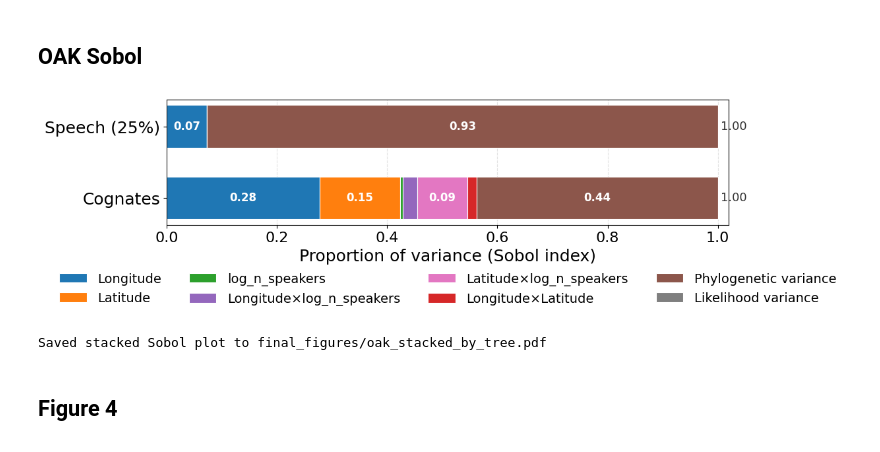
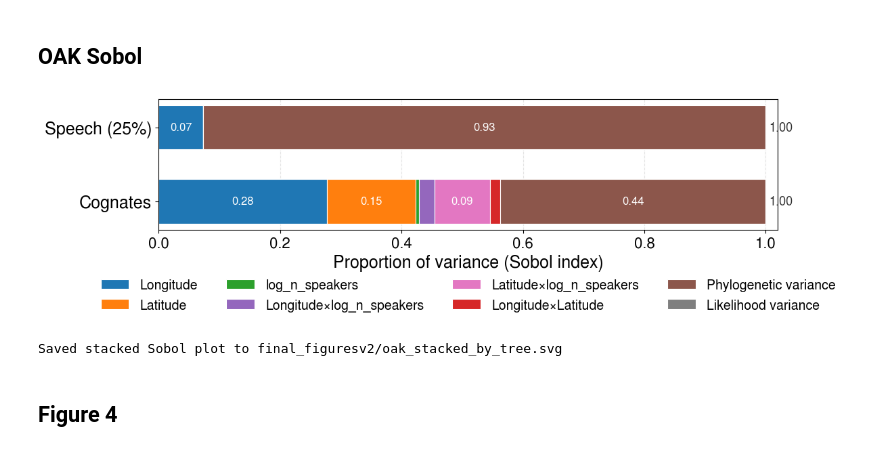
Before and after one commit to harrisonzhu508/orthogonal-additive-gaussian-processes, a Jupyter notebook: speech_phylo/final_plots.ipynb, the cells around one changed output. Drawn from its saved outputs; the diff is of its cells as text; code cells hidden in the pictures.

```diff
--- a/speech_phylo/final_plots.ipynb
+++ b/speech_phylo/final_plots.ipynb
@@ -150,15 +57,0 @@ phylolm_bayesian_df, oak_df, oak_shap_df = load_all_results(dir=dir)
-# %%
-# filter out add_phylocov == False
-# oak_df = oak_df[oak_df['add_phylocov'] == True]
-phylolm_bayesian_df = phylolm_bayesian_df[
-    (phylolm_bayesian_df['add_phylocov'] == True)&
-    (phylolm_bayesian_df['interactionbool'] == True)&
-    (phylolm_bayesian_df['block_latlon'] == False)&
-    (phylolm_bayesian_df['mercator'] == False)
-]
-oak_df = oak_df[
-    (oak_df['add_phylocov'] == True)&
-    (oak_df['interactionbool'] == True)&
-    (oak_df['block_latlon'] == False)&
-    (oak_df['mercator'] == False)
-]
@@ -390,6 +284,7 @@ SOBOL_COMPONENT_ORDER = [
     "Phylogenetic variance",
     "Likelihood variance",
 ]
+
 SOBOL_COLORS = {
     "Longitude": "#1f77b4",
     "Latitude": "#ff7f0e",
@@ -430,6 +325,7 @@ _SOBOL_COMPONENT_ALIASES = {
     "normalized_likelihood_variance": "Likelihood variance",
 }
 
+
 def _map_sobol_component(raw_name):
     """Collapse raw interaction labels to display-friendly component names."""
     if pd.isna(raw_name):
@@ -438,45 +334,50 @@ def _map_sobol_component(raw_name):
     key = key.replace("logn", "log_n")
     return _SOBOL_COMPONENT_ALIASES.get(key)
 
+
 def plot_oak_sobol_stacked_by_tree(
     oak_df: pd.DataFrame,
     tree_order=None,
-    empirical_only: bool = True,
-    output_dir: str = "final_figures",
+    output_dir: str = "final_figuresv2",
     file_stub: str = "oak_stacked_by_tree",
 ) -> None:
     """Plot Sobol variance fractions as stacked horizontal bars per tree."""
     if oak_df is None or oak_df.empty:
         print("oak_df is empty; nothing to plot.")
         return
+
     df = oak_df.copy()
-    if empirical_only and "empiricalspatial" in df.columns:
-        df = df[df["empiricalspatial"] == True]
-    if df.empty:
-        print("No Sobol rows after filtering; nothing to plot.")
-        return
     df["component"] = df["interaction"].map(_map_sobol_component)
     df = df.dropna(subset=["component", "sobol_index"])
+
     if df.empty:
         print("No recognised Sobol components to plot.")
         return
-    value_col = "sobol_index" if "sobol_index" in df.columns else df.columns[-1]
-    summary = df.groupby(["tree", "component"])[value_col].mean().unstack(fill_value=0.0)
+
+    summary = df.groupby(["tree", "component"])["sobol_index"].mean().unstack(fill_value=0.0)
+
+    # Ensure all components exist
     for comp in SOBOL_COMPONENT_ORDER:
         if comp not in summary.columns:
             summary[comp] = 0.0
     summary = summary[SOBOL_COMPONENT_ORDER]
+
     if tree_order is None:
         tree_order = list(dict.fromkeys(df["tree"]))
     summary = summary.reindex(tree_order).fillna(0.0)
+
+    # Plot
     fig_height = max(3.8, 1.35 * len(summary.index))
     fig, ax = plt.subplots(figsize=(12, fig_height))
+
     y_positions = np.arange(len(summary.index))
     left = np.zeros(len(summary.index))
+
     for comp in SOBOL_COMPONENT_ORDER:
         values = summary[comp].to_numpy(dtype=float)
         if np.allclose(values, 0.0):
             continue
+
         bars = ax.barh(
             y_positions,
             values,
@@ -487,7 +388,9 @@ def plot_oak_sobol_stacked_by_tree(
             linewidth=0.8,
             label=comp,
         )
-        for idx, bar in enumerate(bars):
+
+        # Add value labels
+        for bar in bars:
             width = bar.get_width()
             if width < 0.07:
                 continue
@@ -497,38 +400,44 @@ def plot_oak_sobol_stacked_by_tree(
                 f"{width:.2f}",
                 ha="center",
                 va="center",
                 fontsize=12,
                 color="white",
                 fontweight="bold",
                 clip_on=False,
             )
         left += values
+
     ax.set_yticks(y_positions)
     ax.set_yticklabels(summary.index, fontsize=18)
     ax.set_xlabel("Proportion of variance (Sobol index)", fontsize=18)
     ax.set_xlim(0, 1.02)
     ax.tick_params(axis="x", labelsize=16)
     ax.grid(axis="x", linestyle="--", color="#bcbcbc", alpha=0.4)
     ax.set_axisbelow(True)
+
+    # Total labels
     totals = summary.sum(axis=1).to_numpy()
     for ypos, total in zip(y_positions, totals):
         ax.text(1.005, ypos, f"{total:.2f}", va="center", ha="left", fontsize=13, color="#333333")
-    legend = ax.legend(loc="upper center", bbox_to_anchor=(0.5, -0.28), ncol=4, frameon=False, fontsize=15)
+
+    legend = ax.legend(
+        loc="upper center", bbox_to_anchor=(0.5, -0.28), ncol=4, frameon=False, fontsize=15
+    )
     if legend is not None:
         for text in legend.get_texts():
             text.set_fontsize(14)
+
     plt.tight_layout()
     os.makedirs(output_dir, exist_ok=True)
-    pdf_path = os.path.join(output_dir, f"{file_stub}.pdf")
-    png_path = os.path.join(output_dir, f"{file_stub}.png")
+    pdf_path = os.path.join(output_dir, f"{file_stub}.svg")
     plt.savefig(pdf_path, dpi=300, bbox_inches="tight")
-    plt.savefig(png_path, dpi=300, bbox_inches="tight")
     plt.show()
     print(f"Saved stacked Sobol plot to {pdf_path}")
 
+
 plot_oak_sobol_stacked_by_tree(oak_df)
 # %% [output]
-[figure, old version]
+[figure, new version]
-Saved stacked Sobol plot to final_figures/oak_stacked_by_tree.pdf
+Saved stacked Sobol plot to final_figuresv2/oak_stacked_by_tree.svg
 # %% [markdown]
 ## Figure 4
```
Also changed, not shown: parts of 28 cells of this notebook, 14 other files.
